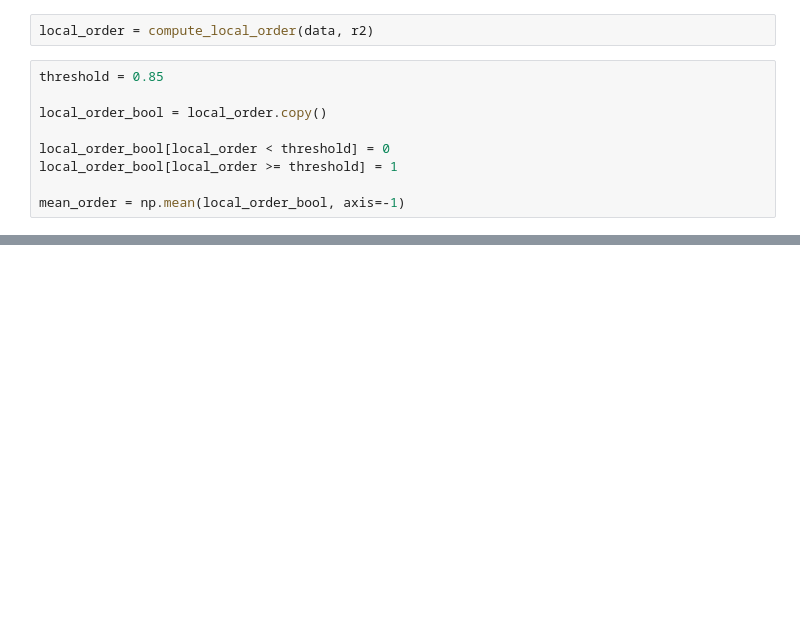
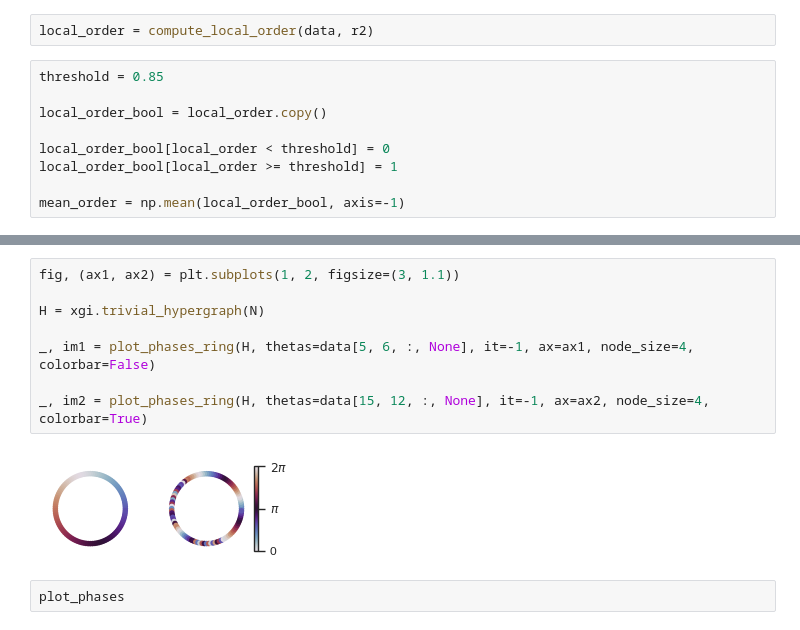
Before and after one commit to maximelucas/basins_and_triangles, a Jupyter notebook: notebooks/figures_basin_size.ipynb, the cells around one changed output, grey strips where cells are left out. Cells and saved outputs as stored; diff of their text form; blank space fills up the shorter version.

```diff
--- a/notebooks/figures_basin_size.ipynb
+++ b/notebooks/figures_basin_size.ipynb
@@ -245,0 +272,12 @@ print(result_array)
+# %%
+fig, (ax1, ax2) = plt.subplots(1, 2, figsize=(3, 1.1))
+
+H = xgi.trivial_hypergraph(N)
+
+_, im1 = plot_phases_ring(H, thetas=data[5, 6, :, None], it=-1, ax=ax1, node_size=4, colorbar=False)
+
+_, im2 = plot_phases_ring(H, thetas=data[15, 12, :, None], it=-1, ax=ax2, node_size=4, colorbar=True)
+# %% [output]
+[figure, added]
+# %%
+plot_phases
```
Also changed, not shown: parts of 14 cells of this notebook, 2 other files.
